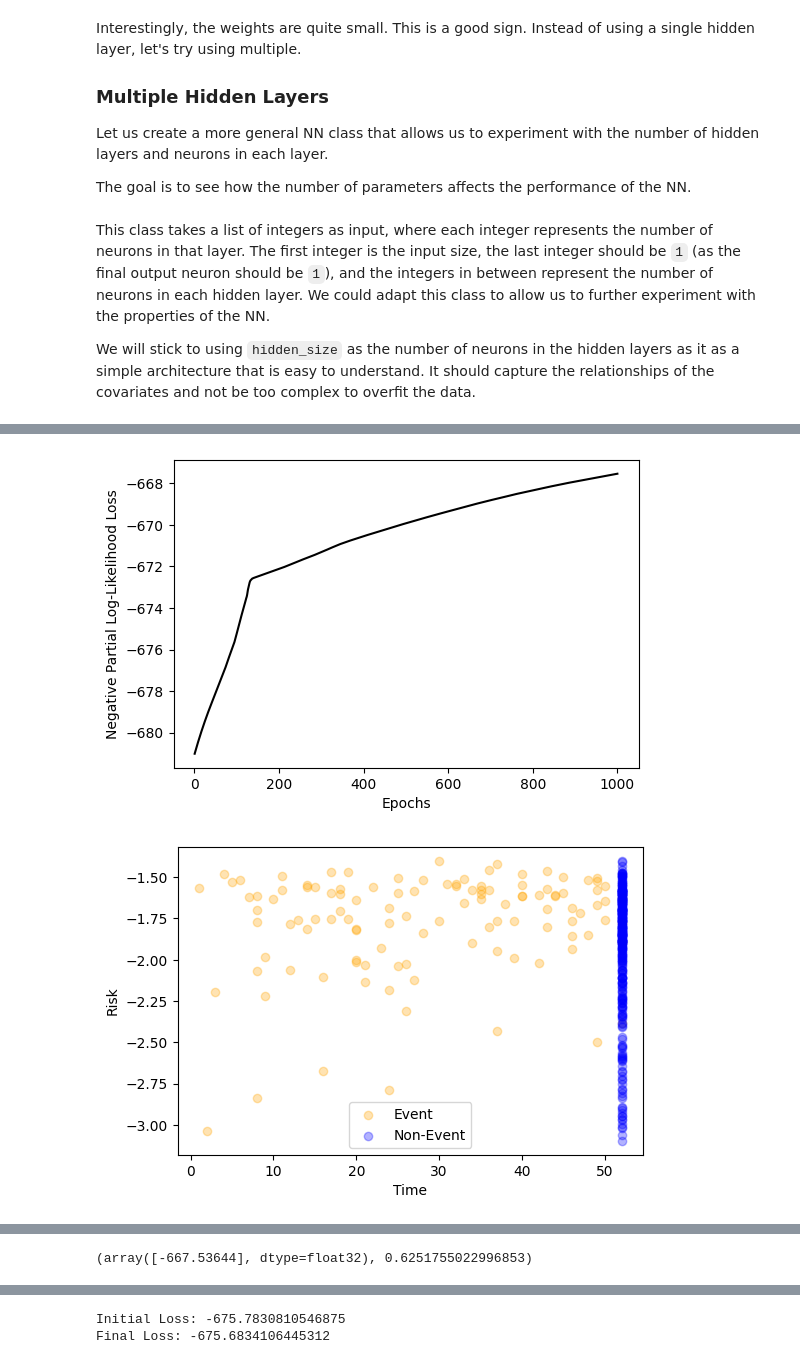
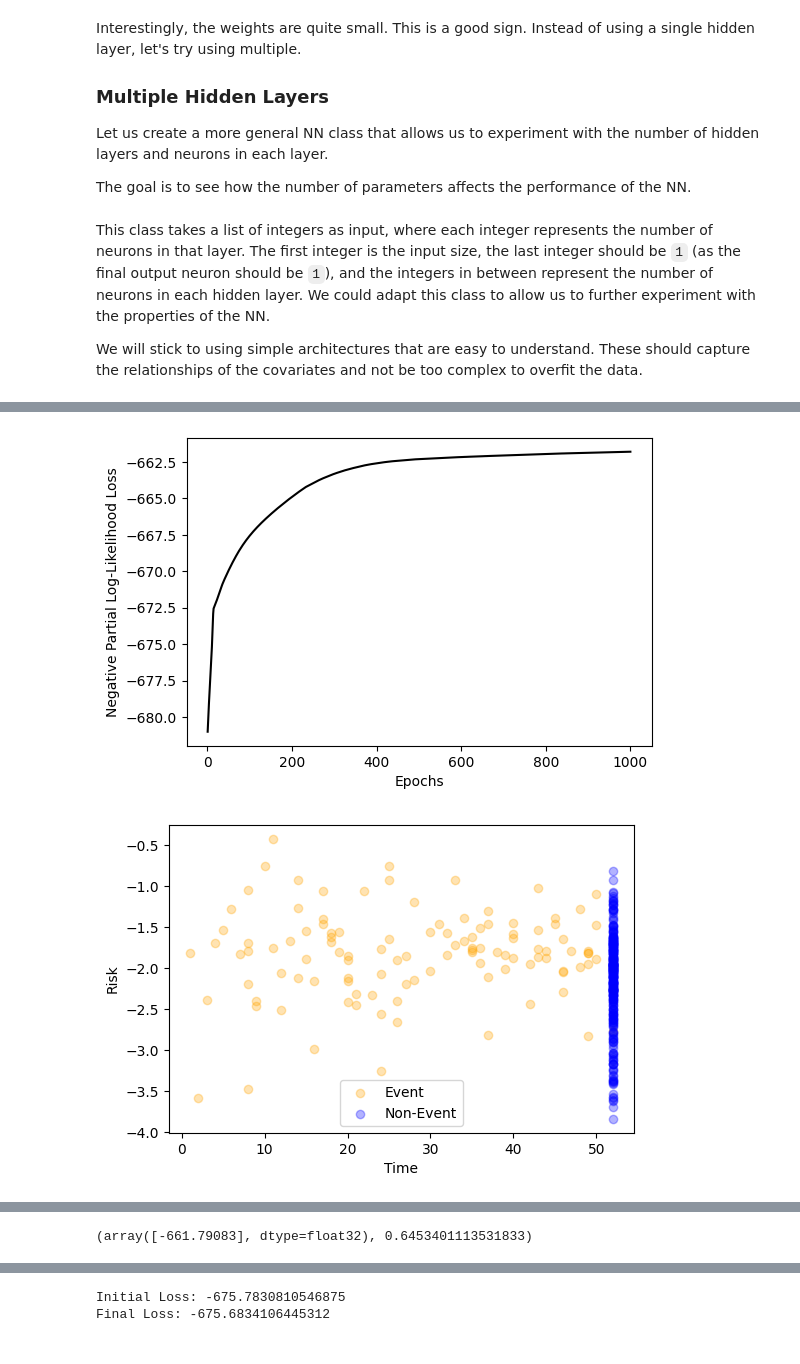
Before and after one commit to omariosc/survival-analysis, a Jupyter notebook: code.ipynb, the cells around one changed output, grey strips where cells are left out. Saved outputs shown, nothing was run; the diff lists cells and outputs as text; code cells hidden in the pictures.

```diff
--- a/code.ipynb
+++ b/code.ipynb
@@ -1159,7 +1148,7 @@ rossi_snn_best = [None, 0, 0]
 # Loop through the different architectures
 for i in rossi_snn_hidden_sizes:
     model = SNN(input_size, i)
-    loss, score = test_nn(rossi, 'arrest', 'week', model, 0.00001, 1000, False)
+    loss, score = test_nn(rossi, 'arrest', 'week', model, 0.0001, 1000, False)
     loss = loss.detach().numpy()
     if score > rossi_snn_best[2]:
         rossi_snn_best = [model, loss, score]
@@ -1266,9 +1257,9 @@ class GNN(torch.nn.Module):
 # %% [markdown]
 This class takes a list of integers as input, where each integer represents the number of neurons in that layer. The first integer is the input size, the last integer should be `1` (as the final output neuron should be `1`), and the integers in between represent the number of neurons in each hidden layer. We could adapt this class to allow us to further experiment with the properties of the NN.
 
-We will stick to using `hidden_size` as the number of neurons in the hidden layers as it as a simple architecture that is easy to understand. It should capture the relationships of the covariates and not be too complex to overfit the data.
+We will stick to using simple architectures that are easy to understand. These should capture the relationships of the covariates and not be too complex to overfit the data.
 # %%
 rossi_gnn = GNN([7, 8, 3, 1]) # 7 input neurons, 2 hidden layers with 8 and 3 neurons, 1 output neuron
-test_nn(rossi, 'arrest', 'week', rossi_gnn, 0.00001, 1000, True)
+test_nn(rossi, 'arrest', 'week', rossi_gnn, 0.0001, 1000, True)
 # %% [output]
 Initial Loss: -681.0164184570312
@@ -1276,3 +1267,3 @@ Final Loss: -667.532958984375
-[figure, old version]
+[figure, new version]
-[figure, old version]
+[figure, new version]
 GNN[7, 8, 3, 1]
@@ -1281 +1272 @@ GNN[7, 8, 3, 1]
-(array([-667.53644], dtype=float32), 0.6251755022996853)
+(array([-661.79083], dtype=float32), 0.6453401113531833)
```
Also changed, not shown: parts of 60 cells of this notebook.
